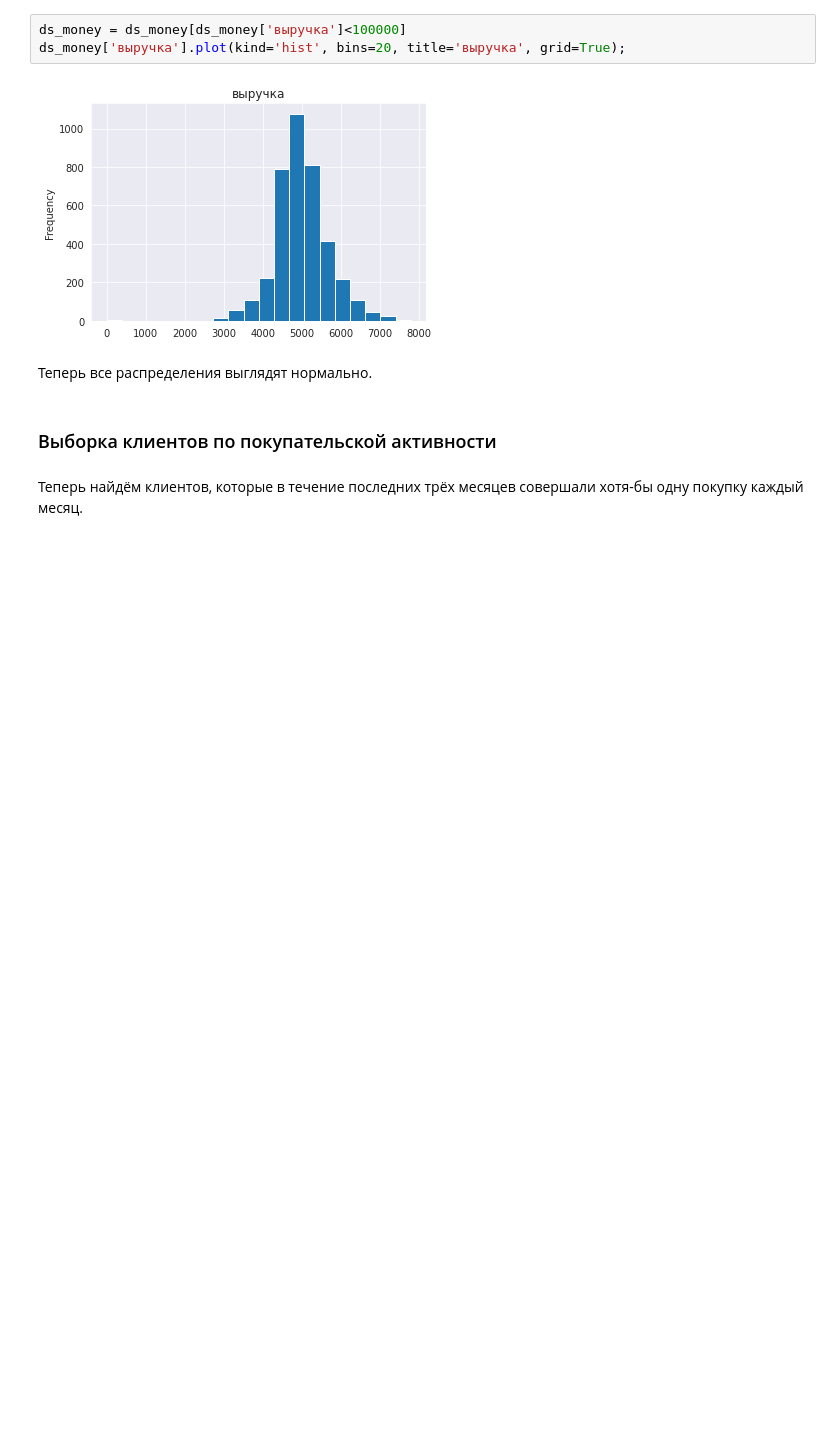
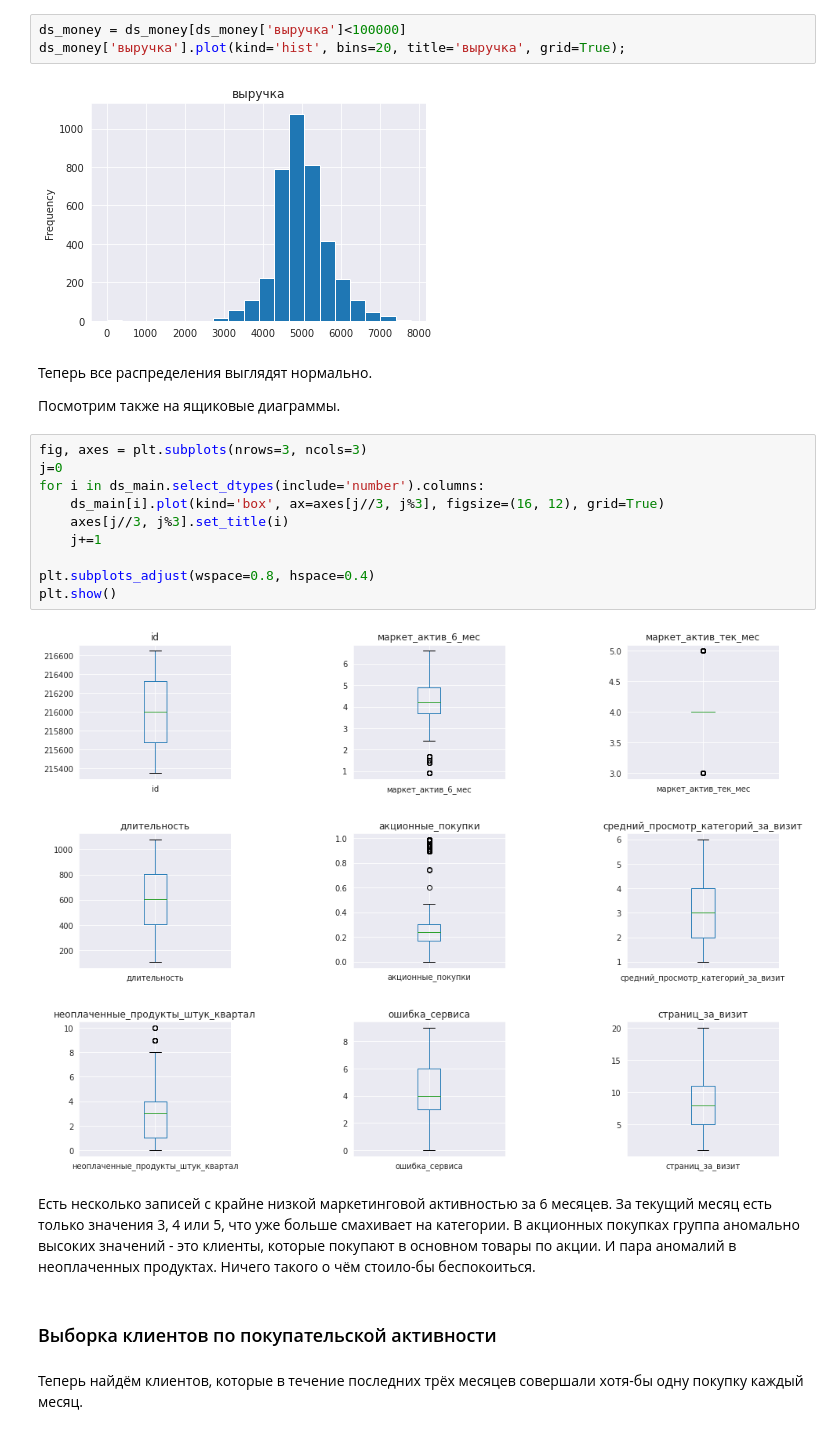
Before and after one commit to Maksim1004/data_science_studying, a Jupyter notebook: online_store_offers.ipynb, the cells around one changed output. Saved outputs shown, nothing was run; the diff lists cells and outputs as text; blank space fills up the shorter version.

```diff
--- a/online_store_offers.ipynb
+++ b/online_store_offers.ipynb
@@ -348,6 +360,22 @@ ds_money['выручка'].plot(kind='hist', bins=20, title='выручка', gr
 [figure]
 # %% [markdown]
 Теперь все распределения выглядят нормально.
+
+Посмотрим также на ящиковые диаграммы.
+# %%
+fig, axes = plt.subplots(nrows=3, ncols=3)
+j=0
+for i in ds_main.select_dtypes(include='number').columns:
+    ds_main[i].plot(kind='box', ax=axes[j//3, j%3], figsize=(16, 12), grid=True)
+    axes[j//3, j%3].set_title(i)
+    j+=1
+
+plt.subplots_adjust(wspace=0.8, hspace=0.4)
+plt.show()
+# %% [output]
+[figure, added]
+# %% [markdown]
+Есть несколько записей с крайне низкой маркетинговой активностью за 6 месяцев. За текущий месяц есть только значения 3, 4 или 5, что уже больше смахивает на категории. В акционных покупках группа аномально высоких значений - это клиенты, которые покупают в основном товары по акции. И пара аномалий в неоплаченных продуктах. Ничего такого о чём стоило-бы беспокоиться.
 # %% [markdown]
 ### Выборка клиентов по покупательской активности
 # %% [markdown]
```
Also changed, not shown: parts of 15 cells of this notebook.
